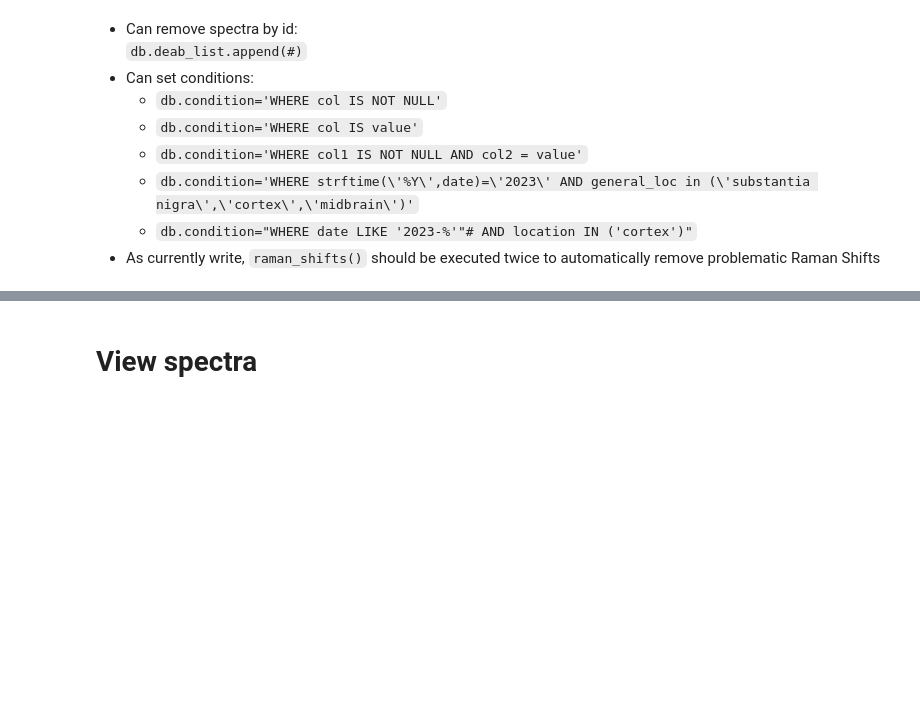
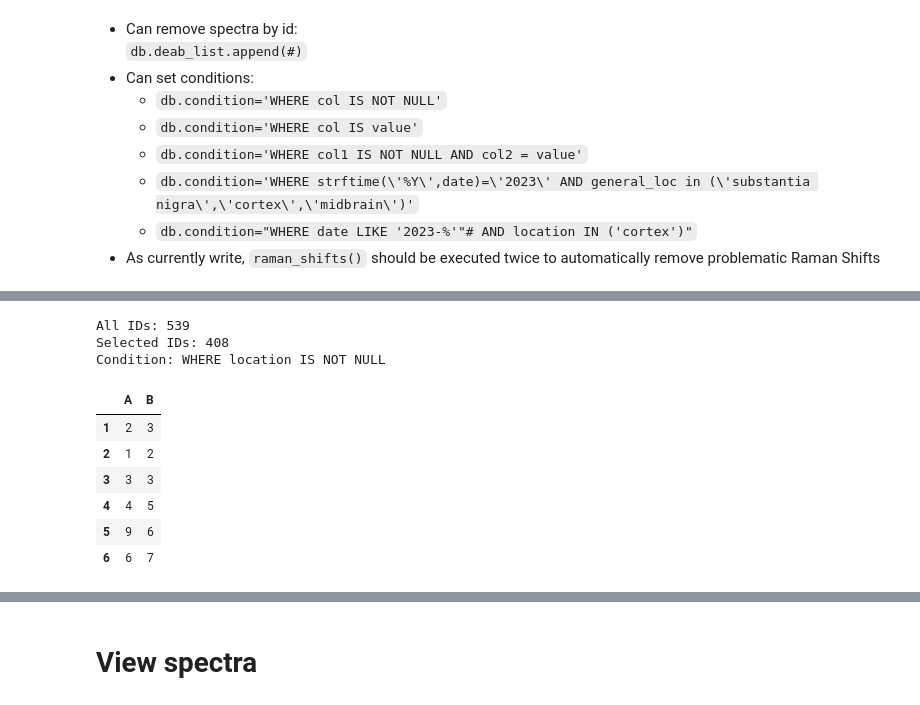
Before and after one commit to nedunn/DataBase, a Jupyter notebook: data_work.ipynb, the cells around one changed output, grey strips where cells are left out. Drawn from its saved outputs; the diff is of its cells as text; code cells hidden in the pictures; blank space fills up the shorter version.

```diff
--- a/data_work.ipynb
+++ b/data_work.ipynb
@@ -58,0 +98,29 @@ db.__del__()
+# %%
+reload(__utils__)
+reload(data_wrangle)
+db=data_wrangle.DataTable(path, table)
+
+db.condition = 'WHERE location IS NOT NULL'
+
+db.summary()
+# %% [output]
+All IDs: 539
+Selected IDs: 408
+Condition: WHERE location IS NOT NULL
+# %%
+df=pd.DataFrame(data={
+    'A':['NaN',2,1,3,4,9,6,7,10],
+    'B':[0,3,2,3,5,6,7,'NaN','NaN']})
+
+res=pd.DataFrame(data={
+    'A':[2,1,3,4,9,6],
+    'B':[3,2,3,5,6,7]},
+    index=[1,2,3,4,5,6])
+# %% [output]
+|  | A | B |
+| 1 | 2 | 3 |
+| 2 | 1 | 2 |
+| 3 | 3 | 3 |
+| 4 | 4 | 5 |
+| 5 | 9 | 6 |
+| 6 | 6 | 7 |
```
Also changed, not shown: parts of 16 cells of this notebook, 1 other file.
